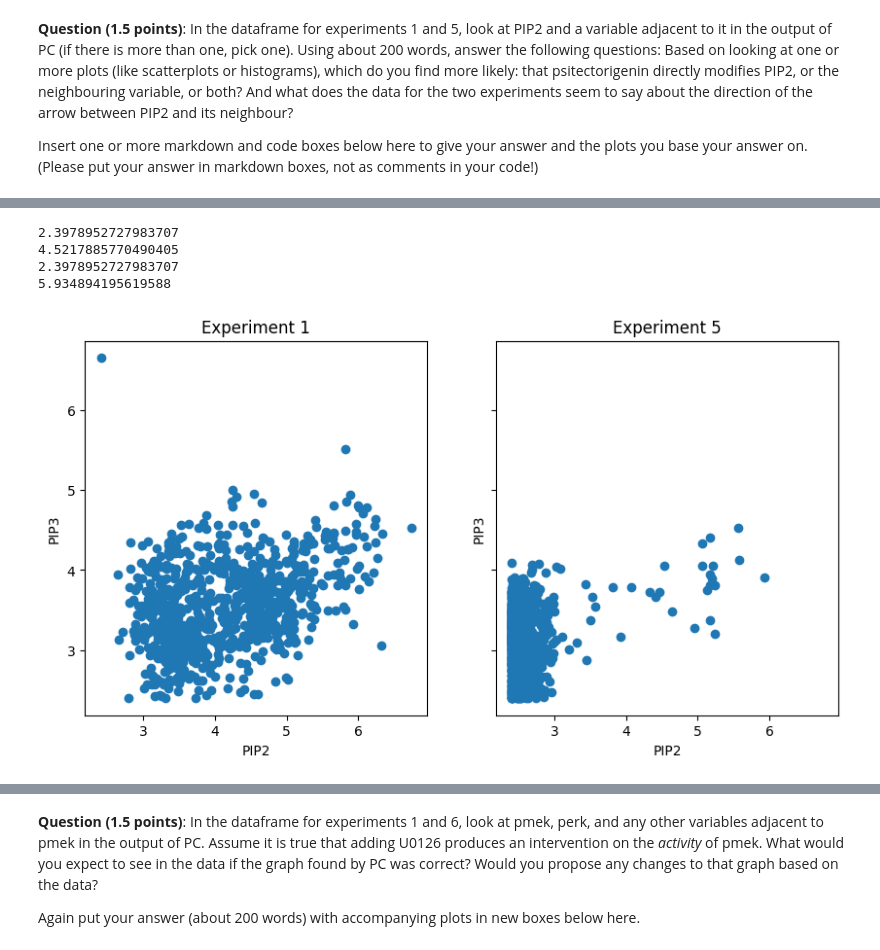
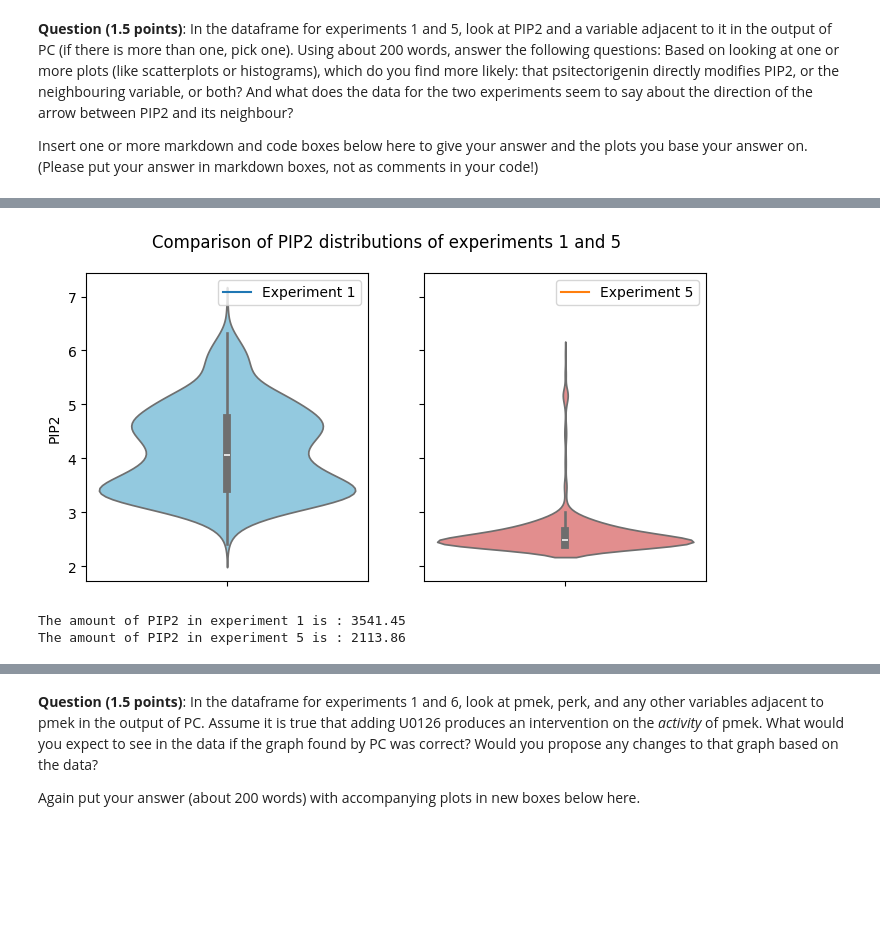
Before and after one commit to leidindi/AML, a Jupyter notebook: ass4/AML_assignment4.ipynb, the cells around one changed output, grey strips where cells are left out. Saved outputs shown, nothing was run; the diff lists cells and outputs as text; code cells hidden in the pictures; blank space fills up the shorter version.

```diff
--- a/ass4/AML_assignment4.ipynb
+++ b/ass4/AML_assignment4.ipynb
@@ -563,30 +486,35 @@ plt.show()
-# %%
-fig, (ax1, ax2) = plt.subplots(1, 2, sharex=True, sharey=True, figsize=(10, 5))
-
-# Plot histograms
-ax1.scatter(PIP2_exp1,PIP3_exp1)
-ax2.scatter(PIP2_exp5,PIP3_exp5)
-
-#ax2.scatter(PIP2_exp1,PIP3_exp1)
-#ax2.scatter(PIP2_exp5,PIP3_exp5)
-
-# Set labels and title
-ax1.set_xlabel('PIP2')
-ax1.set_ylabel('PIP3')
-ax1.set_title('Experiment 1')
-
-ax2.set_xlabel('PIP2')
-ax2.set_ylabel('PIP3')
-ax2.set_title('Experiment 5')
-print(min(PIP3_exp5))
-print(max(PIP3_exp5))
-print(min(PIP2_exp5))
-print(max(PIP2_exp5))
-# Show the plot
-plt.show()
-# %% [output]
-2.3978952727983707
-4.5217885770490405
-2.3978952727983707
-5.934894195619588
-[figure, removed]
+# %%
+filtered_data = exp1and5[exp1and5['experiment'] == 5]
+PIP2_exp5 = filtered_data['PIP2']
+
+filtered_data = exp1and5[exp1and5['experiment'] == 1]
+PIP2_exp1 = filtered_data['PIP2']
+
+fig, (ax1, ax2) = plt.subplots(1, 2, figsize=(8, 4), sharex=True, sharey=True)
+
+# Transpose the violin plots (switch x and y)
+sns.violinplot(y=PIP2_exp1, ax=ax1, color='skyblue')
+sns.violinplot(y=PIP2_exp5, ax=ax2, color='lightcoral')
+
+#ax1.set_yticks([])  # Set yticks instead of xticks
+#ax2.set_yticks([])  # Set yticks instead of xticks
+plt.suptitle("Comparison of PIP2 distributions of experiments 1 and 5")
+empty_plot, = plt.plot([], [], label='Experiment 1')
+
+# Add the empty plot to the legend
+ax1.legend(handles=[empty_plot])
+empty_plot, = plt.plot([], [], label='Experiment 5')
+
+# Add the empty plot to the legend
+ax2.legend(handles=[empty_plot])
+# Customize the legend
+#plt.legend(['Experiment 1', 'Experiment 5',])
+
+plt.show()
+
+print(f'The amount of PIP2 in experiment 1 is : {sum(PIP2_exp1):.02f}')
+print(f'The amount of PIP2 in experiment 5 is : {sum(PIP2_exp5):.02f}')
+# %% [output]
+[figure, added]
+The amount of PIP2 in experiment 1 is : 3541.45
+The amount of PIP2 in experiment 5 is : 2113.86
```
Also changed, not shown: parts of 19 cells of this notebook.
